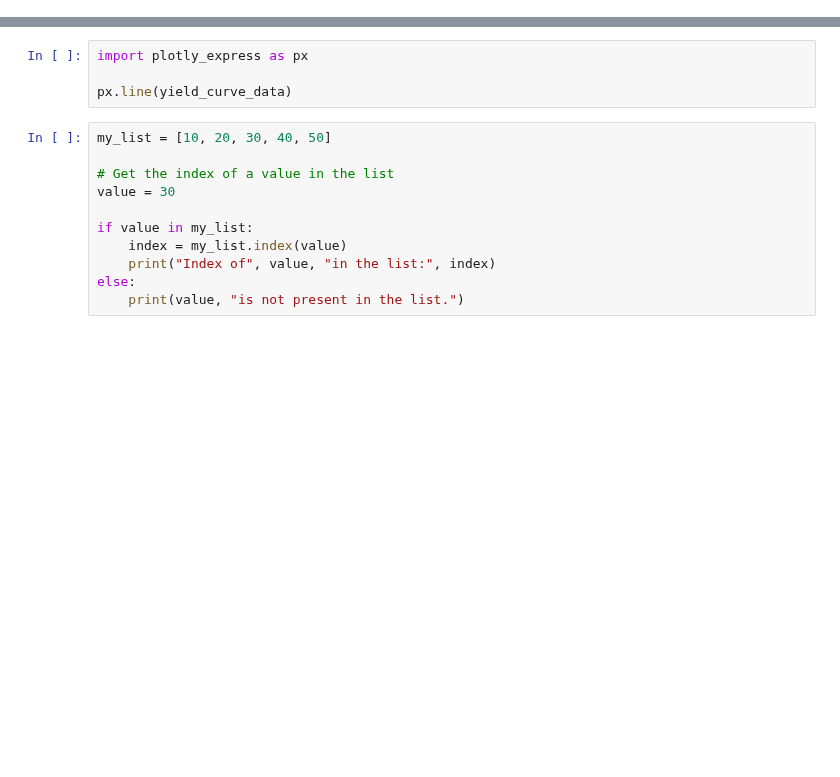
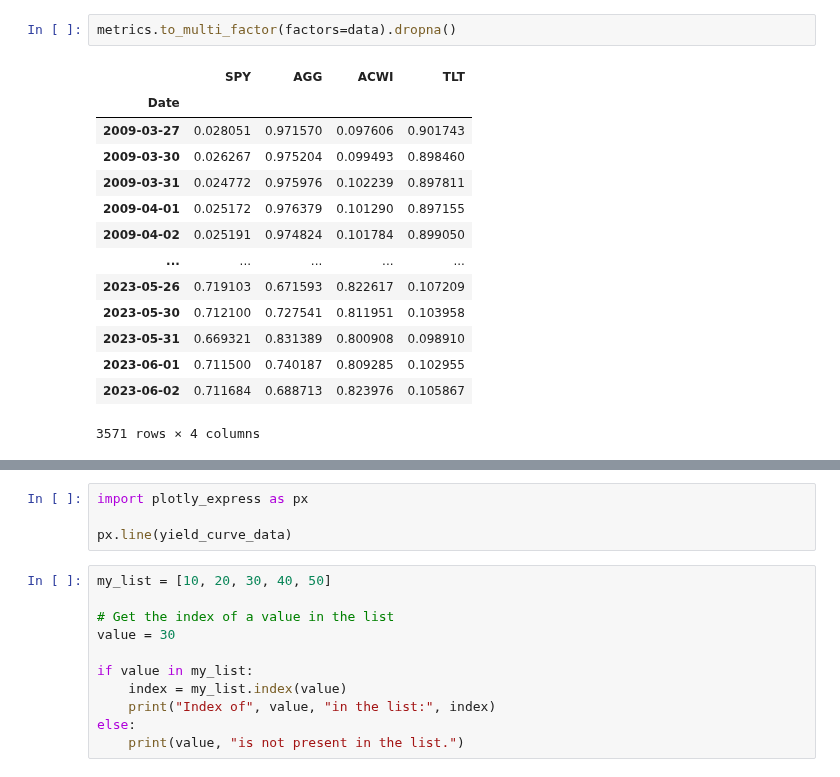
Before and after one commit to HTF1125/RobertLab, a Jupyter notebook: test.ipynb, the cells around one changed output, grey strips where cells are left out. Saved outputs shown, nothing was run; the diff lists cells and outputs as text; blank space fills up the shorter version.

```diff
--- a/test.ipynb
+++ b/test.ipynb
@@ -49,3 +42,20 @@ fig.show()
+# %%
+metrics.to_multi_factor(factors=data).dropna()
+# %% [output]
+|  | SPY | AGG | ACWI | TLT |
+| Date |  |  |  |  |
+| 2009-03-27 | 0.028051 | 0.971570 | 0.097606 | 0.901743 |
+| 2009-03-30 | 0.026267 | 0.975204 | 0.099493 | 0.898460 |
+| 2009-03-31 | 0.024772 | 0.975976 | 0.102239 | 0.897811 |
+| 2009-04-01 | 0.025172 | 0.976379 | 0.101290 | 0.897155 |
+| 2009-04-02 | 0.025191 | 0.974824 | 0.101784 | 0.899050 |
+| ... | ... | ... | ... | ... |
+| 2023-05-26 | 0.719103 | 0.671593 | 0.822617 | 0.107209 |
+| 2023-05-30 | 0.712100 | 0.727541 | 0.811951 | 0.103958 |
+| 2023-05-31 | 0.669321 | 0.831389 | 0.800908 | 0.098910 |
+| 2023-06-01 | 0.711500 | 0.740187 | 0.809285 | 0.102955 |
+| 2023-06-02 | 0.711684 | 0.688713 | 0.823976 | 0.105867 |
+3571 rows × 4 columns
 # %%
 yield_curve = {
     "T10Y2Y" : "10Y-2Y",
```
Also changed, not shown: parts of 14 cells of this notebook, 34 other files.
